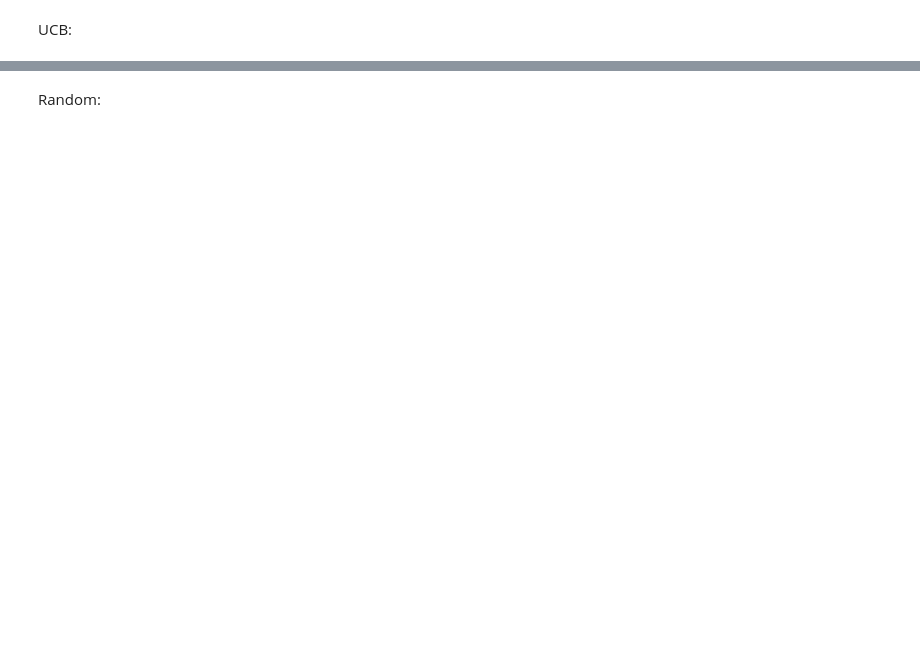
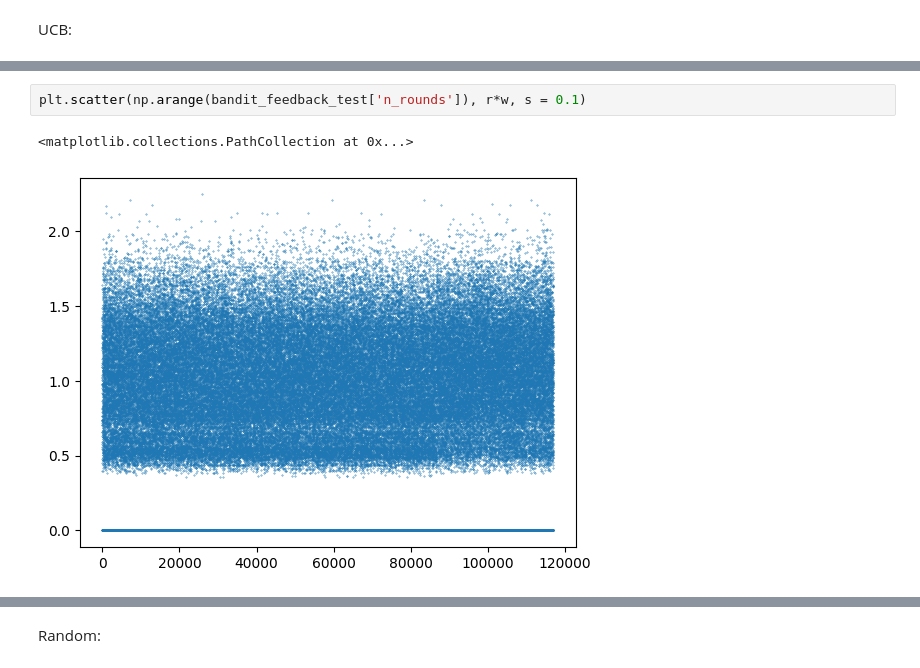
Before and after one commit to HDI-lab-HSE/RePlayHDILab2024, a Jupyter notebook: replay/experimental/scenarios/movielens_wrapper/offpolicy_evaluation.ipynb, the cells around one changed output, grey strips where cells are left out. Cells and saved outputs as stored; diff of their text form; blank space fills up the shorter version.

```diff
--- a/replay/experimental/scenarios/movielens_wrapper/offpolicy_evaluation.ipynb
+++ b/replay/experimental/scenarios/movielens_wrapper/offpolicy_evaluation.ipynb
@@ -339,0 +382,5 @@ CIs: {'ipw': {'mean': 0.8379257236574144, '95.0% CI (lower)': 0.8349432986708492
+# %%
+plt.scatter(np.arange(bandit_feedback_test['n_rounds']), r*w, s = 0.1)
+# %% [output]
+<matplotlib.collections.PathCollection at 0x...>
+[figure, added]
```
Also changed, not shown: parts of 39 cells of this notebook, 1 other file.
